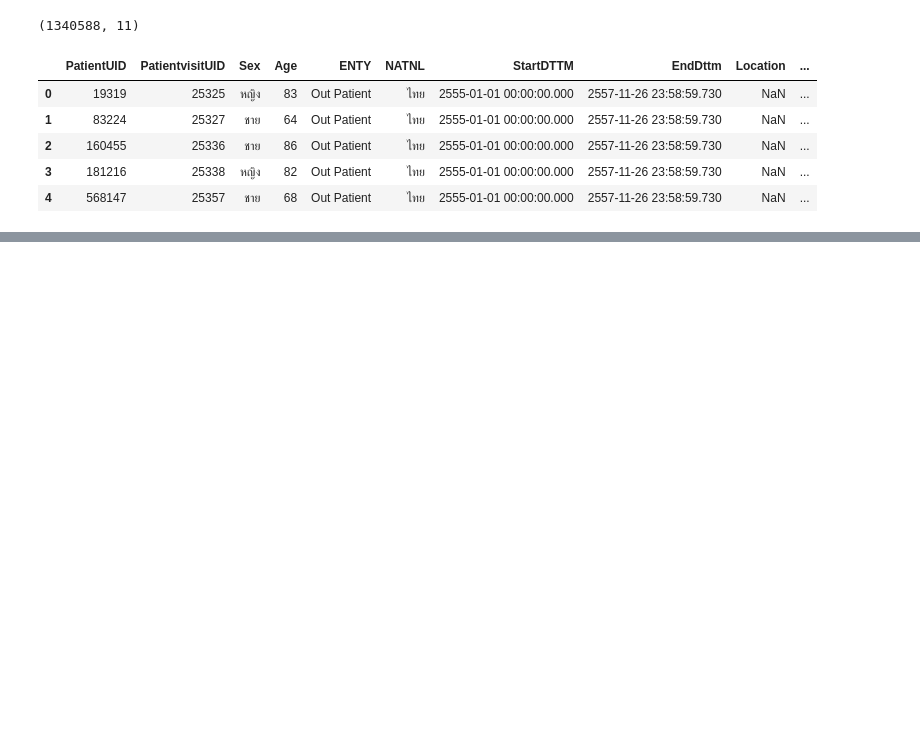
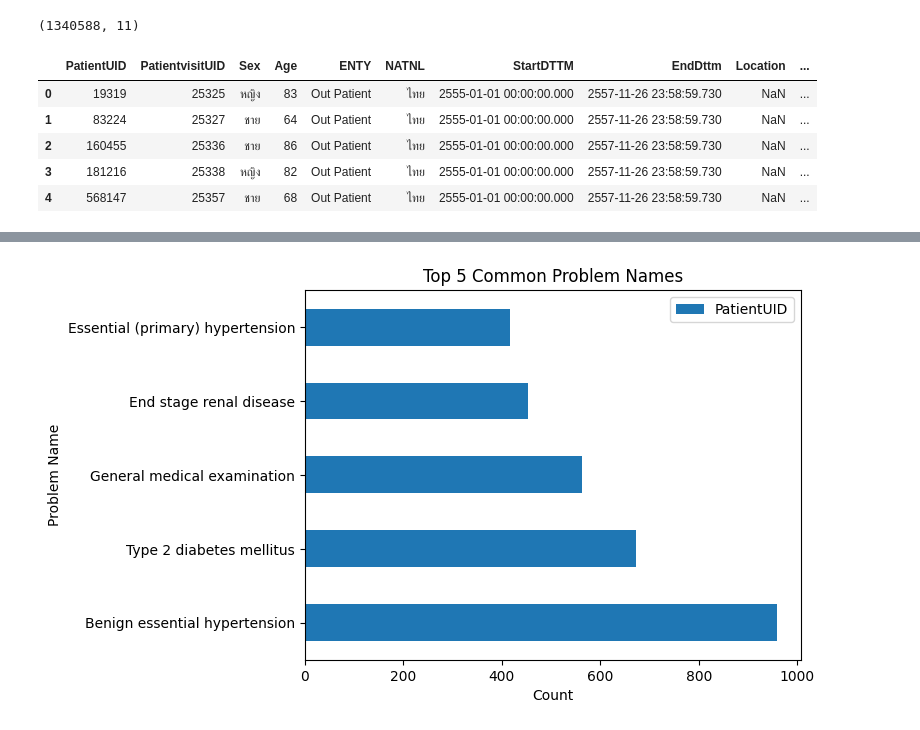
Before and after one commit to qmcnn/Data-Mining, a Jupyter notebook: Project_Mining.ipynb, the cells around one changed output, grey strips where cells are left out. Cells and saved outputs as stored; diff of their text form; code cells hidden in the pictures; blank space fills up the shorter version.

```diff
--- a/Project_Mining.ipynb
+++ b/Project_Mining.ipynb
@@ -23,3 +23,16 @@ visit.head()
 | 2 | 160455 | 25336 | ชาย | 86 | Out Patient | ไทย | 2555-01-01 00:00:00.000 | 2557-11-26 23:58:59.730 | NaN | ... |
 | 3 | 181216 | 25338 | หญิง | 82 | Out Patient | ไทย | 2555-01-01 00:00:00.000 | 2557-11-26 23:58:59.730 | NaN | ... |
 | 4 | 568147 | 25357 | ชาย | 68 | Out Patient | ไทย | 2555-01-01 00:00:00.000 | 2557-11-26 23:58:59.730 | NaN | ... |
+# %%
+# กลุ่มและนับตาม 'PatientUID' โดยใช้ 'PatientvisitUID'
+visit_df = visit.groupby('PatientUID').agg({
+    'PatientvisitUID': 'count',
+    'Sex': 'first',
+    'Age': 'first',
+    'ENTY': 'first',
+    'NATNL': 'first',
+    'Location': 'first',
+    'PricipalProblemCode': 'first',
+    'PricipalProblemName': 'first'
+}).reset_index()
+visit_df
@@ -40 +65,9 @@ PricipalProblemName    416963
 dtype: int64
+# %%
+#แทนค่า missing ในคอลัมน์NATNL,PricipalProblemCode,PricipalProblemName ด้วยค่า mode
+#ถ้าไม่มีค่า mode ให้แทนค่านั้นด้วย None
+modes = visit_df[['NATNL', 'PricipalProblemCode', 'PricipalProblemName']].mode().iloc[0]
+visit_df['NATNL'] = visit_df['NATNL'].fillna(modes['NATNL'] if not pd.isna(modes['NATNL']) else None)
+visit_df['PricipalProblemCode'] = visit_df['PricipalProblemCode'].fillna(modes['PricipalProblemCode'] if not pd.isna(modes['PricipalProblemCode']) else None)
+visit_df['PricipalProblemName'] = visit_df['PricipalProblemName'].fillna(modes['PricipalProblemName'] if not pd.isna(modes['PricipalProblemName']) else None)
+visit_df
@@ -40,0 +152,3 @@ dtype: int64
+# %%
+top_ProblemName = visit_df.groupby(['PricipalProblemName'])[['PatientUID']].count().sort_values(by='PatientUID',ascending=False).head(5)
+top_ProblemName
@@ -40,0 +163,8 @@ dtype: int64
+# %%
+top_ProblemName.plot.barh()
+plt.xlabel('Count')
+plt.ylabel('Problem Name')
+plt.title('Top 5 Common Problem Names')
+plt.show()
+# %% [output]
+[figure, added]
```
Also changed, not shown: parts of 10 cells of this notebook.
